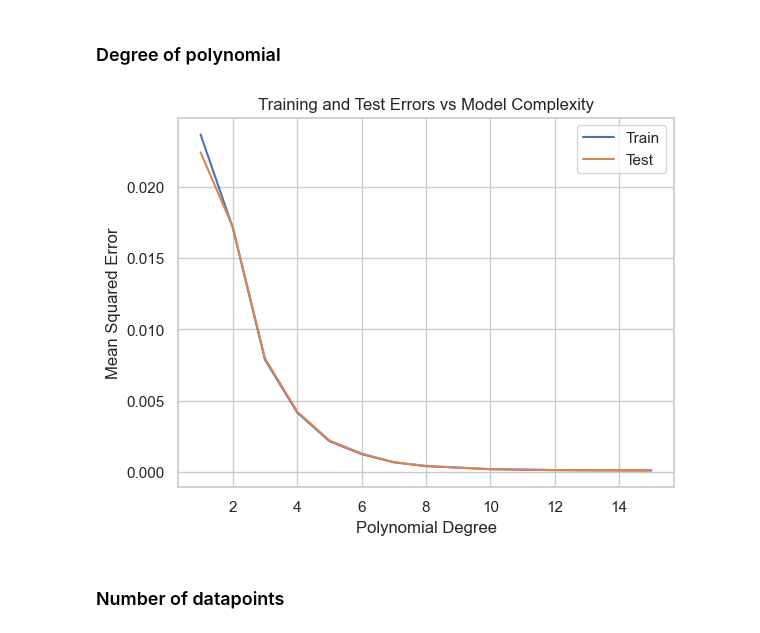
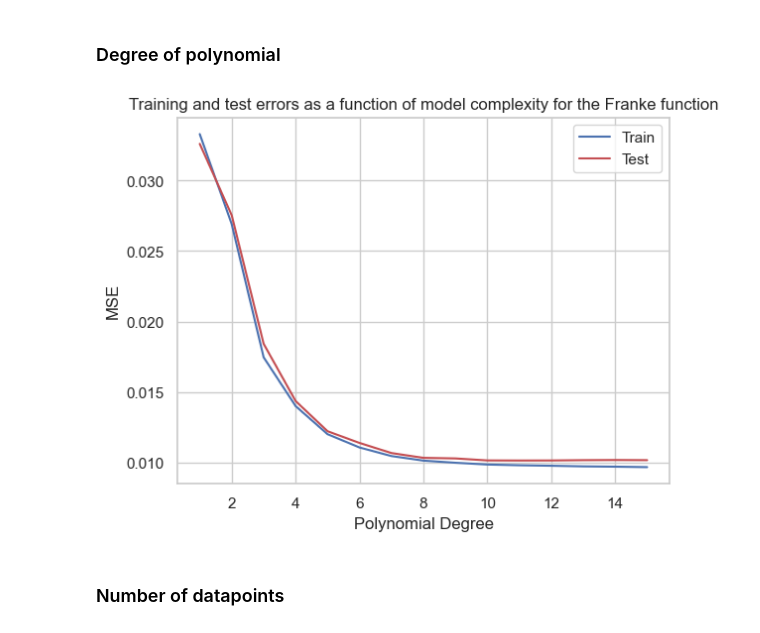
Before and after one commit to MariaFlyAway/Project1_FYS_STK, a Jupyter notebook: Exercises/bias_variance_tradeoff.ipynb, the cells around one changed output. Saved outputs shown, nothing was run; the diff lists cells and outputs as text; code cells hidden in the pictures.

```diff
--- a/Exercises/bias_variance_tradeoff.ipynb
+++ b/Exercises/bias_variance_tradeoff.ipynb
@@ -141,7 +143,6 @@ z = FrankeFunction(x,y) + k*np.random.randn(n**2) # target variable with standar
 np.random.seed(3)
 
 max_degree = 15
-
 
 X = np.column_stack((x,y))
 X_train, X_test, z_train, z_test = train_test_split(X, z, test_size=0.2, random_state=3)
@@ -162,19 +163,19 @@ for idx, deg in enumerate(degrees):
     y_predict_train = model.predict(X_train)
     y_predict_test = model.predict(X_test)
 
-    # calculating the MSE for the train and test dataset
+    # Calculating the MSE for the train and test dataset
     MSE_train[idx] = mean_squared_error(z_train, y_predict_train)
     MSE_test[idx] = mean_squared_error(z_test, y_predict_test)
-
-plt.plot(degrees, MSE_train, label='Train')
-plt.plot(degrees, MSE_test, label='Test')
-plt.xlabel('Polynomial Degree')
-plt.ylabel('Mean Squared Error')
-plt.title('Training and Test Errors vs Model Complexity')
-plt.legend()
-plt.show()
-# %% [output]
-[figure, removed]
+# %%
+plt.plot(degrees, MSE_train, label='Train', color='b')
+plt.plot(degrees, MSE_test, label='Test', color='r')
+plt.xlabel('Polynomial Degree')
+plt.ylabel('MSE')
+plt.title('Training and test errors as a function of model complexity for the Franke function')
+plt.legend()
+plt.show()
+# %% [output]
+[figure, added]
 # %% [markdown]
 ### Number of datapoints
 # %%
```
Also changed, not shown: parts of 10 cells of this notebook, 5 other files.
